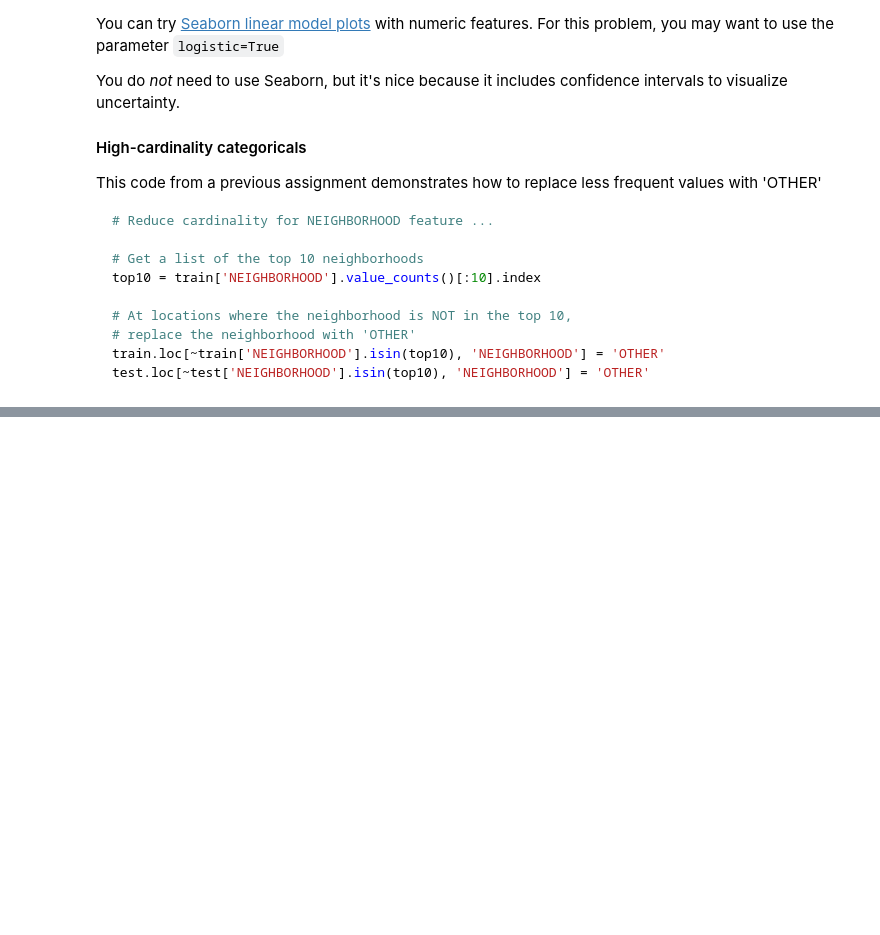
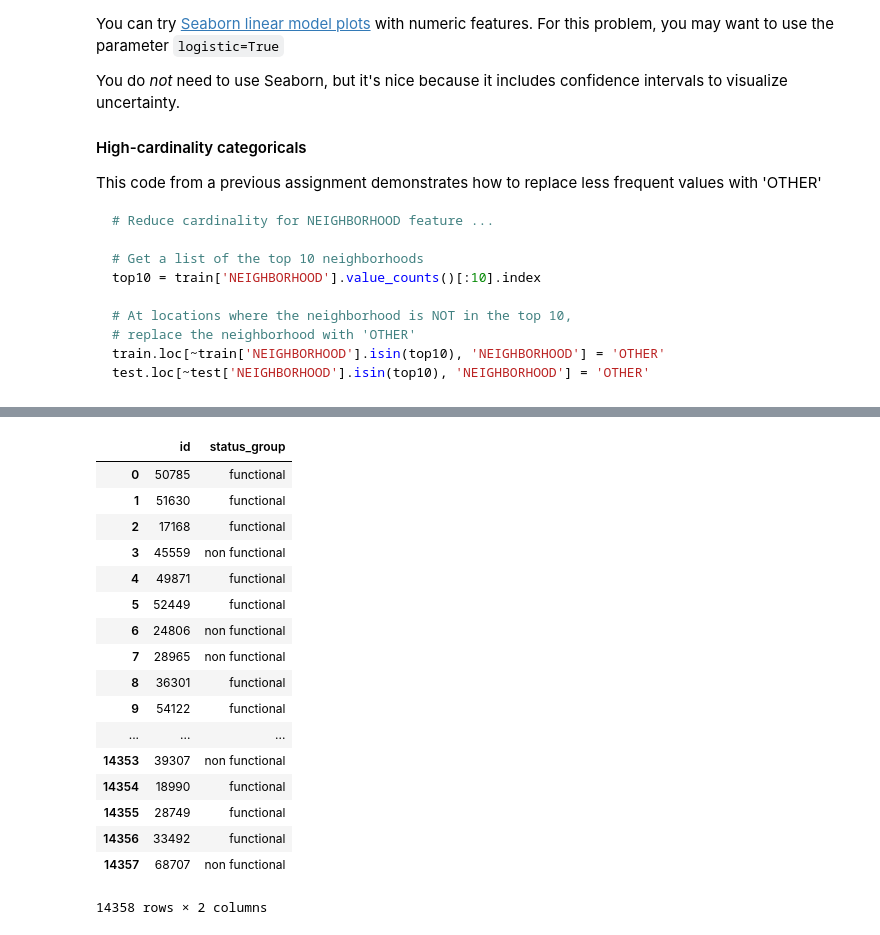
Before and after one commit to bloominstituteoftechnology/DS-Unit-2-Kaggle-Challenge, a Jupyter notebook: module1/assignment_kaggle_challenge_1.ipynb, the cells around one changed output, grey strips where cells are left out. Saved outputs shown, nothing was run; the diff lists cells and outputs as text; code cells hidden in the pictures; blank space fills up the shorter version.

```diff
--- a/module1/assignment_kaggle_challenge_1.ipynb
+++ b/module1/assignment_kaggle_challenge_1.ipynb
@@ -102,0 +222,26 @@ train.shape, test.shape
+# %%
+submission_array = pipeline.predict(X_test)
+sub_df = pd.Series(submission_array)
+sub_id = test['id']
+submission_df = pd.concat([sub_id, sub_df], axis=1, ignore_index=True)
+submission_df = submission_df.rename(mapper={0:'id',1:'status_group'}, axis=1)
+submission_df
+# %% [output]
+|  | id | status_group |
+| 0 | 50785 | functional |
+| 1 | 51630 | functional |
+| 2 | 17168 | functional |
+| 3 | 45559 | non functional |
+| 4 | 49871 | functional |
+| 5 | 52449 | functional |
+| 6 | 24806 | non functional |
+| 7 | 28965 | non functional |
+| 8 | 36301 | functional |
+| 9 | 54122 | functional |
+| ... | ... | ... |
+| 14353 | 39307 | non functional |
+| 14354 | 18990 | functional |
+| 14355 | 28749 | functional |
+| 14356 | 33492 | functional |
+| 14357 | 68707 | non functional |
+14358 rows × 2 columns
```
Also changed, not shown: parts of 16 cells of this notebook.
